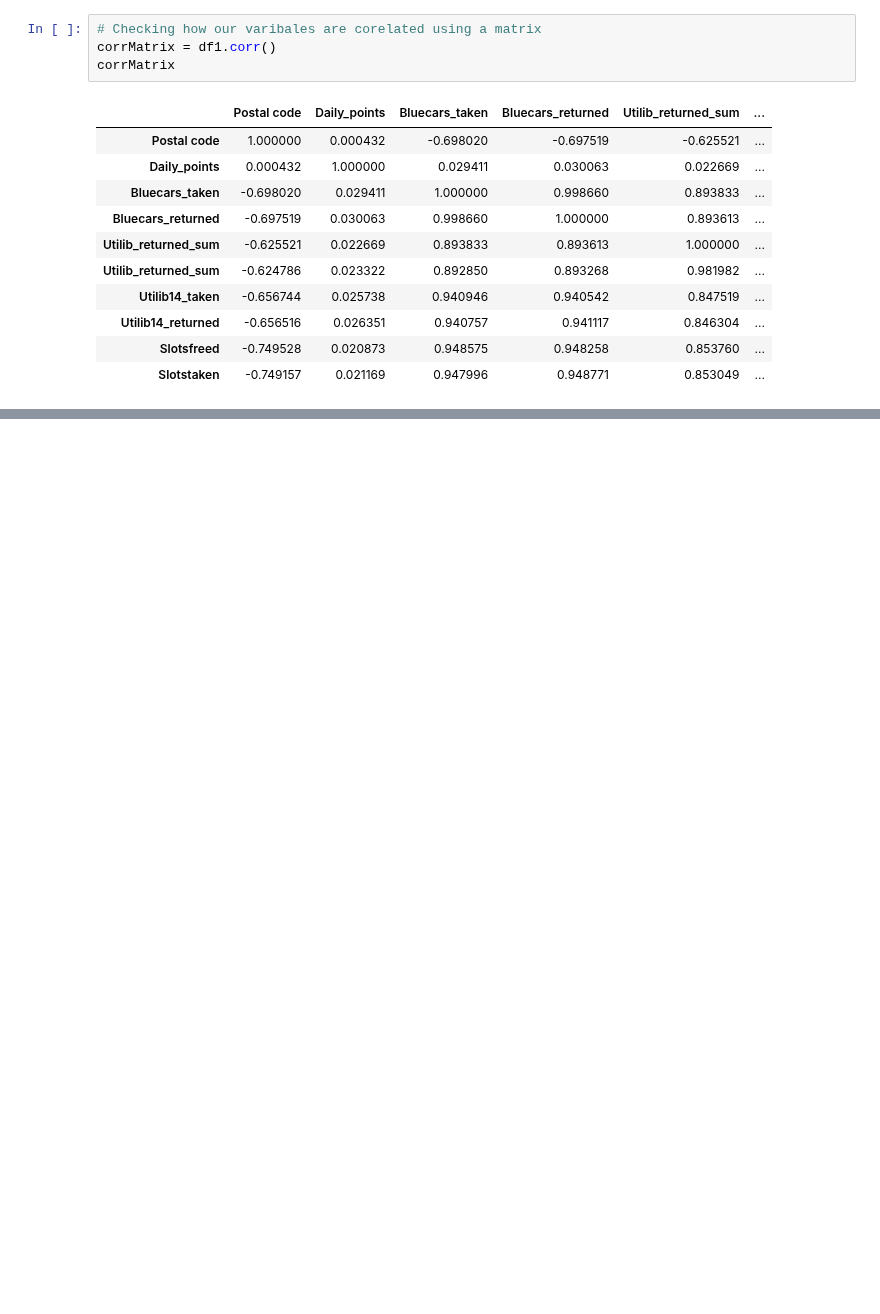
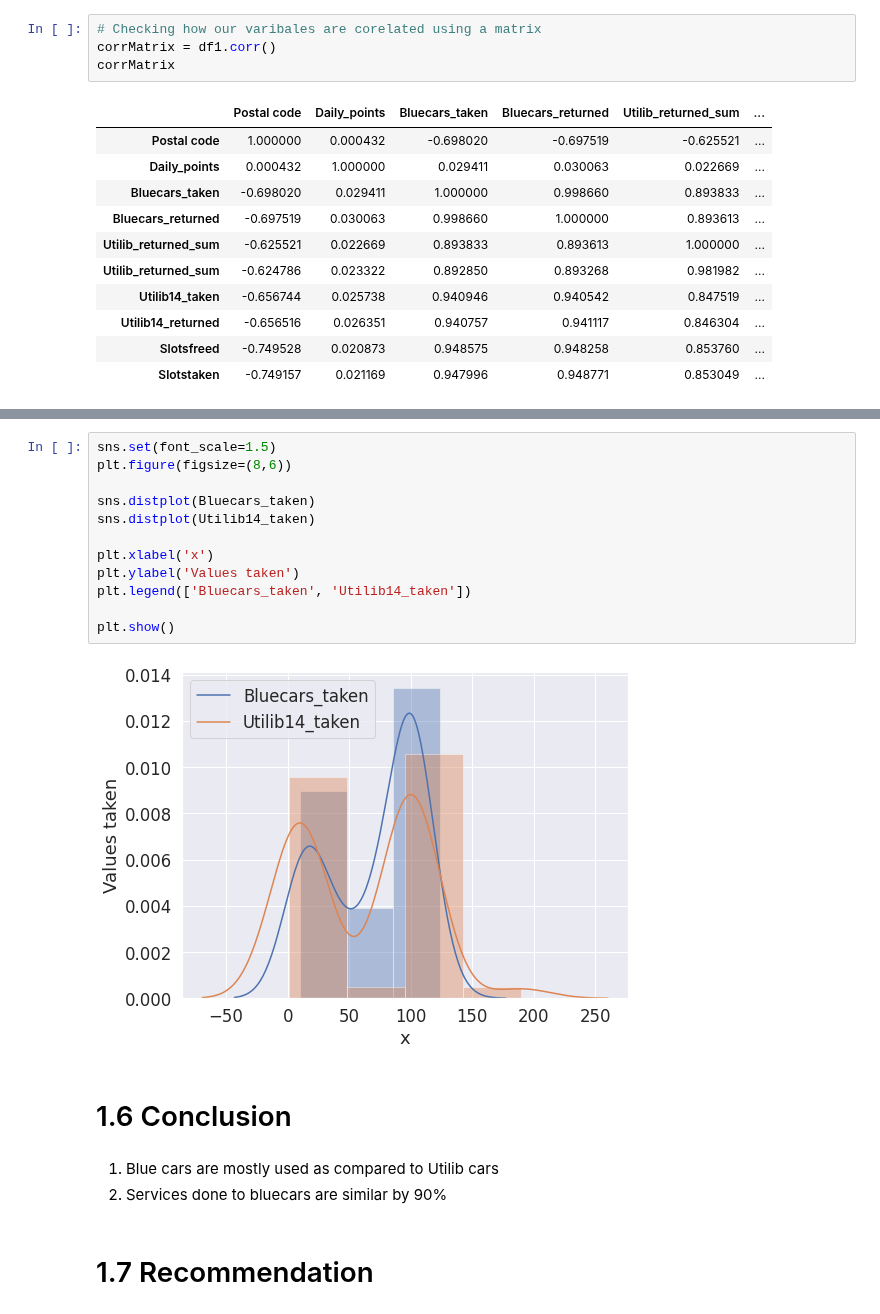
Before and after one commit to captmmari/Decsriptive-analysis-Independent-project, a Jupyter notebook: Simon_Mmari_Independent_Project_Week04_Core.ipynb, the cells around one changed output, grey strips where cells are left out. Saved outputs shown, nothing was run; the diff lists cells and outputs as text; blank space fills up the shorter version.

```diff
--- a/Simon_Mmari_Independent_Project_Week04_Core.ipynb
+++ b/Simon_Mmari_Independent_Project_Week04_Core.ipynb
@@ -441,0 +480,21 @@ plt.show()
+# %%
+sns.set(font_scale=1.5)
+plt.figure(figsize=(8,6))
+
+sns.distplot(Bluecars_taken)
+sns.distplot(Utilib14_taken)
+
+plt.xlabel('x')
+plt.ylabel('Values taken')
+plt.legend(['Bluecars_taken', 'Utilib14_taken'])
+
+plt.show()
+# %% [output]
+[figure, added]
+# %% [markdown]
+# 1.6 Conclusion
+# %% [markdown]
+1. Blue cars are mostly used as compared to Utilib cars
+2. Services done to bluecars are similar by 90%
+# %% [markdown]
+# 1.7 Recommendation
```
Also changed, not shown: parts of 19 cells of this notebook.
